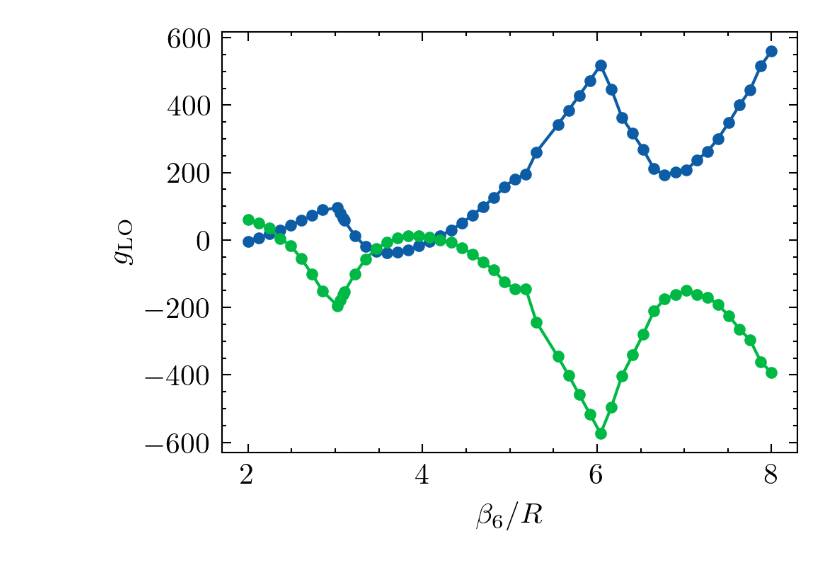
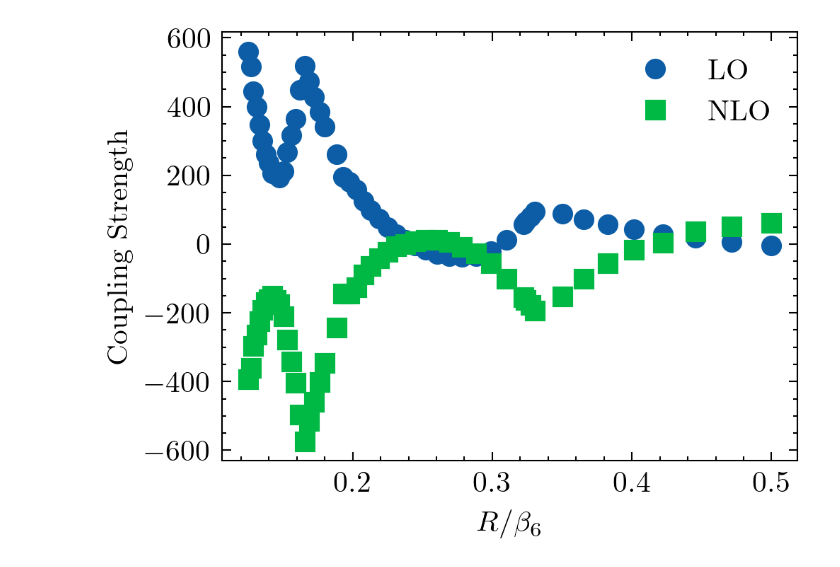
Before and after one commit to odell/vdw-nlo, a Jupyter notebook: Untitled-Copy1.ipynb, the cells around one changed output. Cells and saved outputs as stored; diff of their text form; code cells hidden in the pictures.

```diff
--- a/Untitled-Copy1.ipynb
+++ b/Untitled-Copy1.ipynb
@@ -5,16 +6,20 @@ import helium4plusplus as he4
 
 plt.style.use('science')
 # %%
-rgflow = np.loadtxt('datfiles/rg-flow-semilocal-1.dat')
+nonpert = np.loadtxt('datfiles/rg_flows/nonlocal_nlo_np.txt')
+pert = np.loadtxt('datfiles/rg_flows/nonlocal_nlo_p.txt')
 # %%
 fig, ax = plt.subplots(dpi=300)
 fig.patch.set_facecolor('white')
 
-ax.plot(he4.BETA6/rgflow[:, 0], rgflow[:, 1], marker='.')
-ax.plot(he4.BETA6/rgflow[:, 0], rgflow[:, 2], marker='.')
+ax.plot(nonpert[:, 0]/he4.BETA6, nonpert[:, 1], marker='o', linestyle='', label='LO')
+ax.plot(nonpert[:, 0]/he4.BETA6, nonpert[:, 2], marker='s', linestyle='', label='NLO')
 
-ax.set_xlabel(r'$\beta_6/R$')
-ax.set_ylabel(r'$g_{\rm LO}$');
+ax.legend()
+ax.set_xlabel(r'$R/\beta_6$')
+ax.set_ylabel(r'Coupling Strength');
+
+plt.savefig('figures/nonpert_nlo_nonlocal_rg_flow.png', dpi=300)
 # ax.set_yscale('log');
 # %% [output]
-[figure, old version]
+[figure, new version]
```
Also changed, not shown: parts of 2 cells of this notebook, 49 other files.
